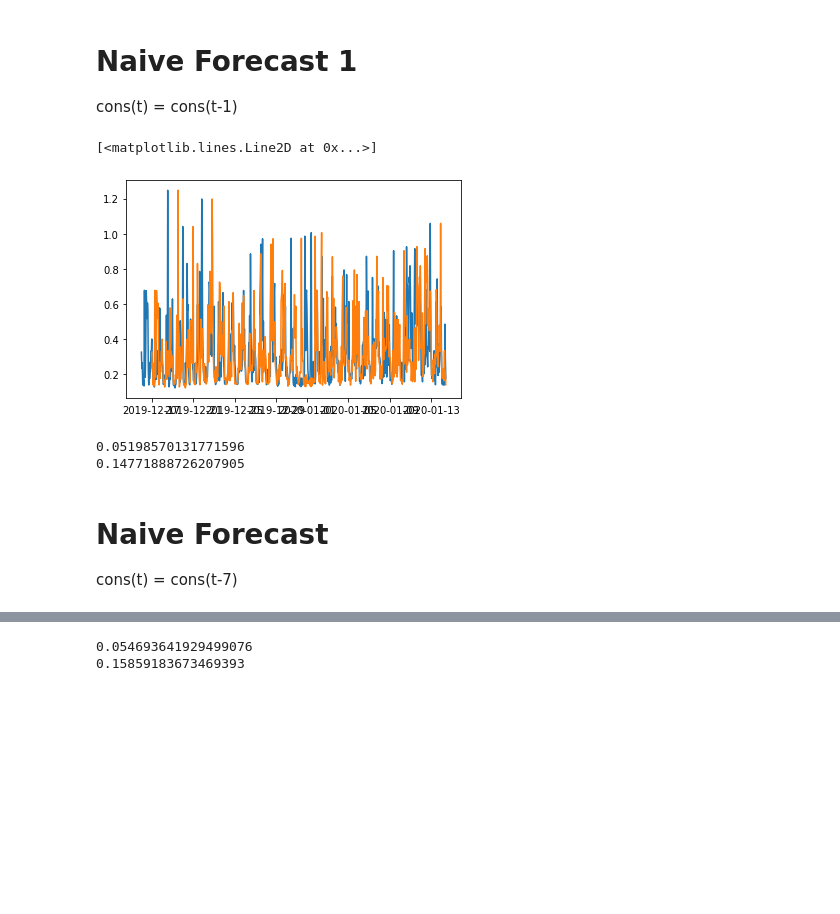
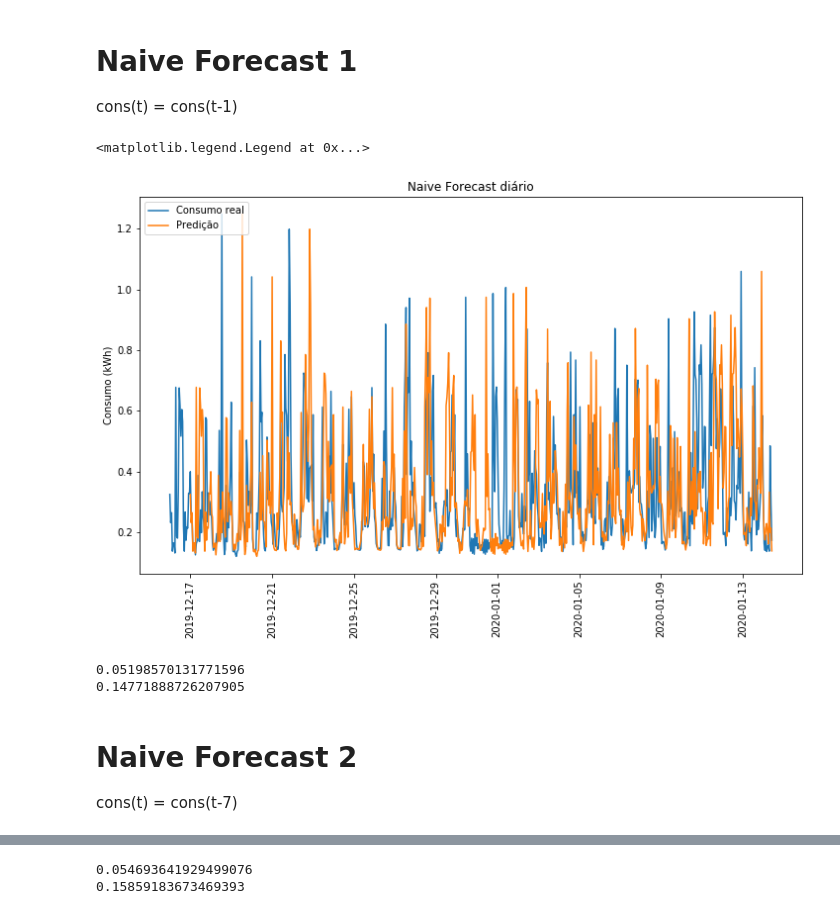
Before and after one commit to tiagoyukio12/estudo-exploratorio, a Jupyter notebook: Main.ipynb, the cells around one changed output, grey strips where cells are left out. Cells and saved outputs as stored; diff of their text form; code cells hidden in the pictures; blank space fills up the shorter version.

```diff
--- a/Main.ipynb
+++ b/Main.ipynb
@@ -4,6 +4,9 @@ import pandas as pd
 from datetime import timedelta
 from os import walk
 from tensorflow import keras
+
+plt.rcParams['figure.figsize'] = [12, 7]
+plt.rcParams['figure.facecolor'] = 'white'
 # %%
 data_dir = "./Dados_StoAndre"
 start_date = "16/12/2019"
@@ -72,13 +80,16 @@ cons(t) = cons(t-1)
 # %%
 naive_forecast = hist_data.head(-24)
 naive_forecast.index = naive_forecast.index + timedelta(days=1)
 
-plt.figure()
-plt.plot(hist_data.index, hist_data['ch1'])
-plt.plot(naive_forecast.index, naive_forecast['ch1'])
+plt.plot(hist_data.index, hist_data['ch1'], label='Consumo real')
+plt.plot(naive_forecast.index, naive_forecast['ch1'], label='Predição')
+plt.title('Naive Forecast diário')
+plt.ylabel('Consumo (kWh)')
+plt.xticks(rotation=90)
+plt.legend(loc="upper left")
 # %% [output]
-[<matplotlib.lines.Line2D at 0x...>]
+<matplotlib.legend.Legend at 0x...>
-[figure, old version]
+[figure, new version]
 # %%
 print(keras.metrics.mean_squared_error(hist_data[24:]['ch1'], naive_forecast['ch1']).numpy())
 print(keras.metrics.mean_absolute_error(hist_data[24:]['ch1'], naive_forecast['ch1']).numpy())
@@ -86,7 +97,7 @@ print(keras.metrics.mean_absolute_error(hist_data[24:]['ch1'], naive_forecast['c
 0.05198570131771596
 0.14771888726207905
 # %% [markdown]
-# Naive Forecast
+# Naive Forecast 2
 cons(t) = cons(t-7)
 # %%
 naive_forecast = hist_data.head(-24*7)
```
Also changed, not shown: parts of 7 cells of this notebook.
